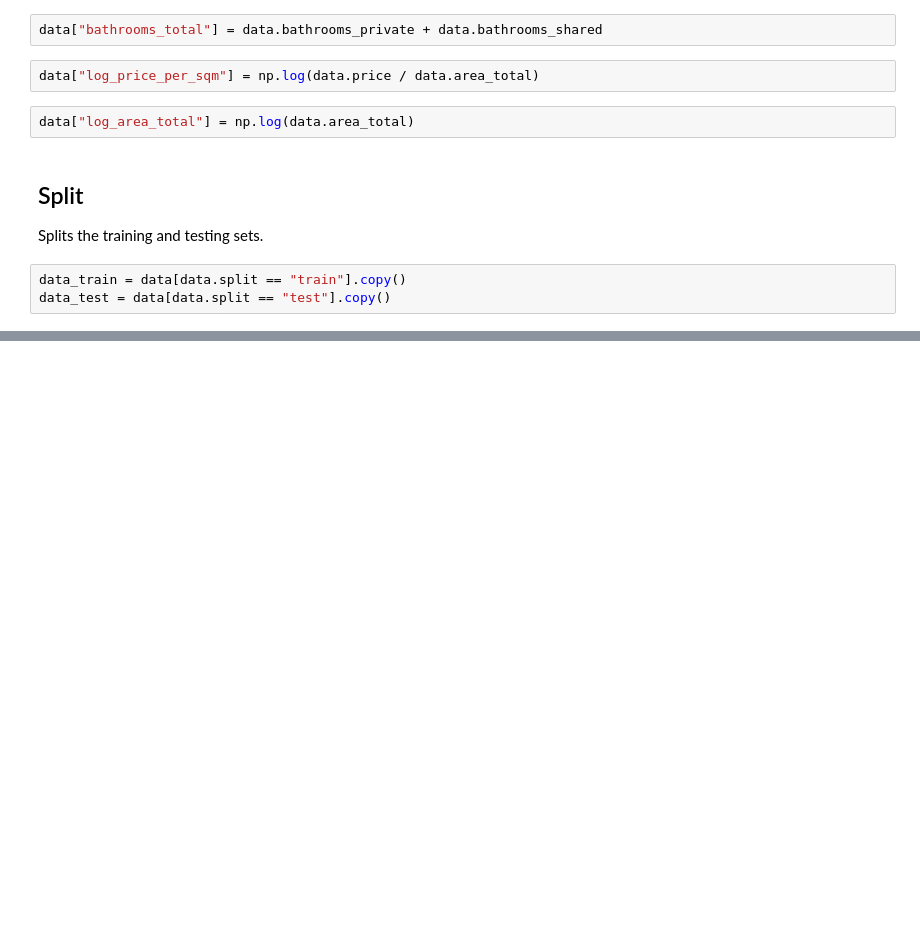
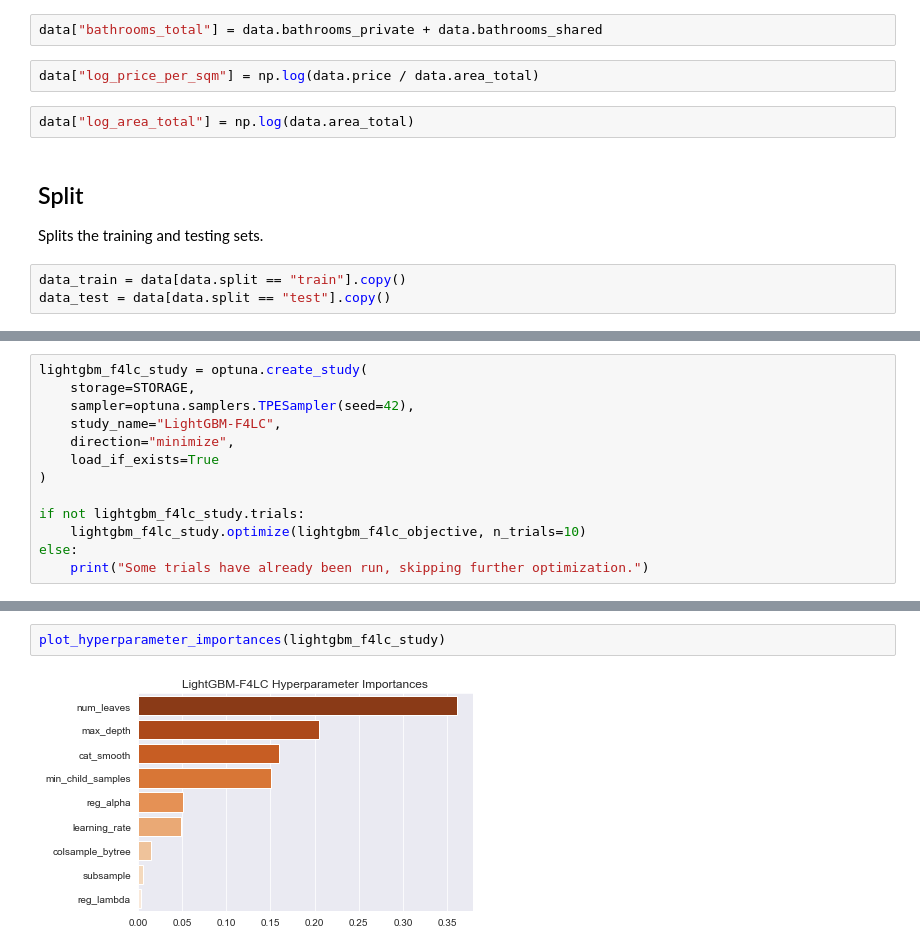
Before and after one commit to jimoskar/ml, a Jupyter notebook: project/long_notebook.ipynb, the cells around one changed output, grey strips where cells are left out. Saved outputs shown, nothing was run; the diff lists cells and outputs as text; blank space fills up the shorter version.

```diff
--- a/project/long_notebook.ipynb
+++ b/project/long_notebook.ipynb
@@ -916,0 +1084,13 @@ data_test = data[data.split == "test"].copy()
+# %%
+lightgbm_f4lc_study = optuna.create_study(
+    storage=STORAGE,
+    sampler=optuna.samplers.TPESampler(seed=42),
+    study_name="LightGBM-F4LC",
+    direction="minimize",
+    load_if_exists=True
+)
+
+if not lightgbm_f4lc_study.trials:
+    lightgbm_f4lc_study.optimize(lightgbm_f4lc_objective, n_trials=10)
+else:
+    print("Some trials have already been run, skipping further optimization.")
@@ -916,0 +1124,4 @@ data_test = data[data.split == "test"].copy()
+# %%
+plot_hyperparameter_importances(lightgbm_f4lc_study)
+# %% [output]
+[figure, added]
```
Also changed, not shown: parts of 33 cells of this notebook.
